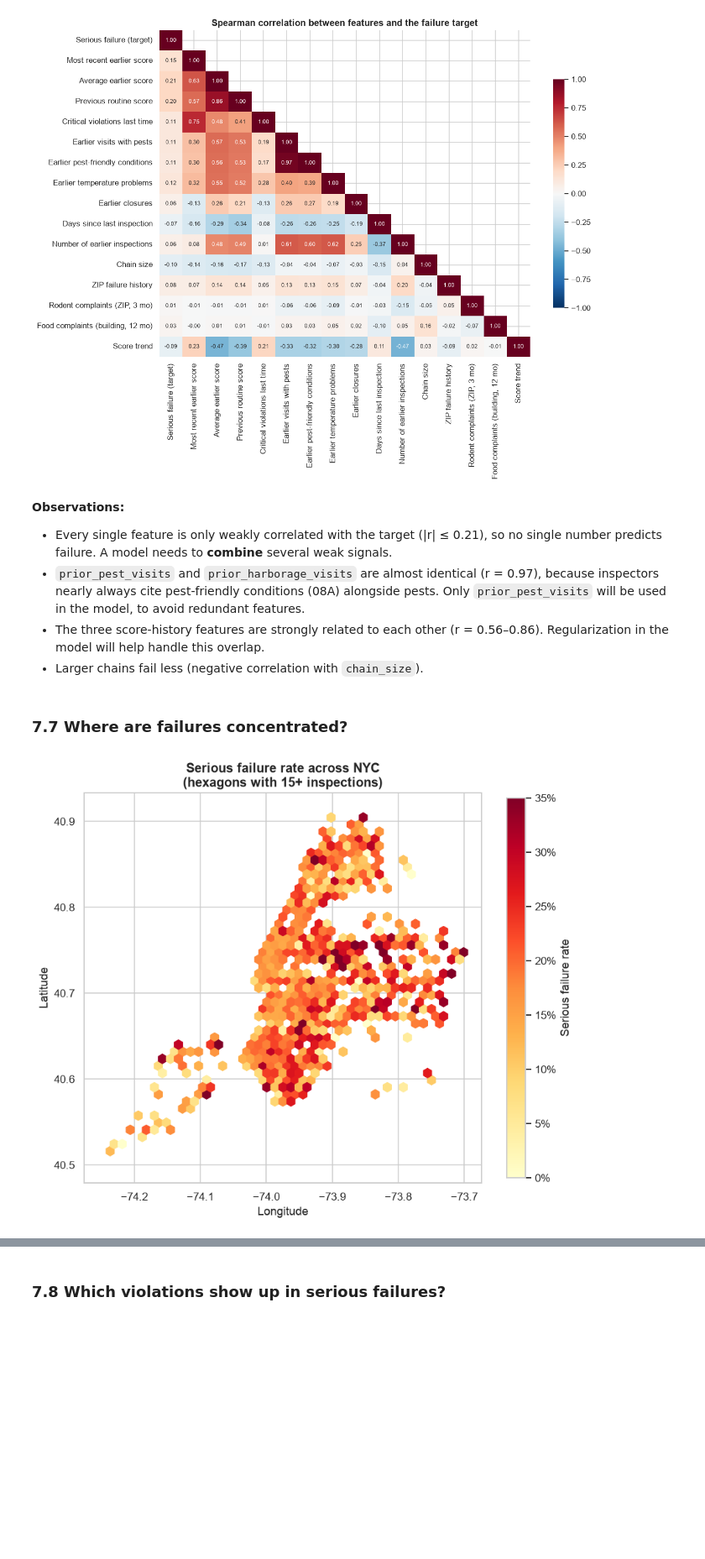
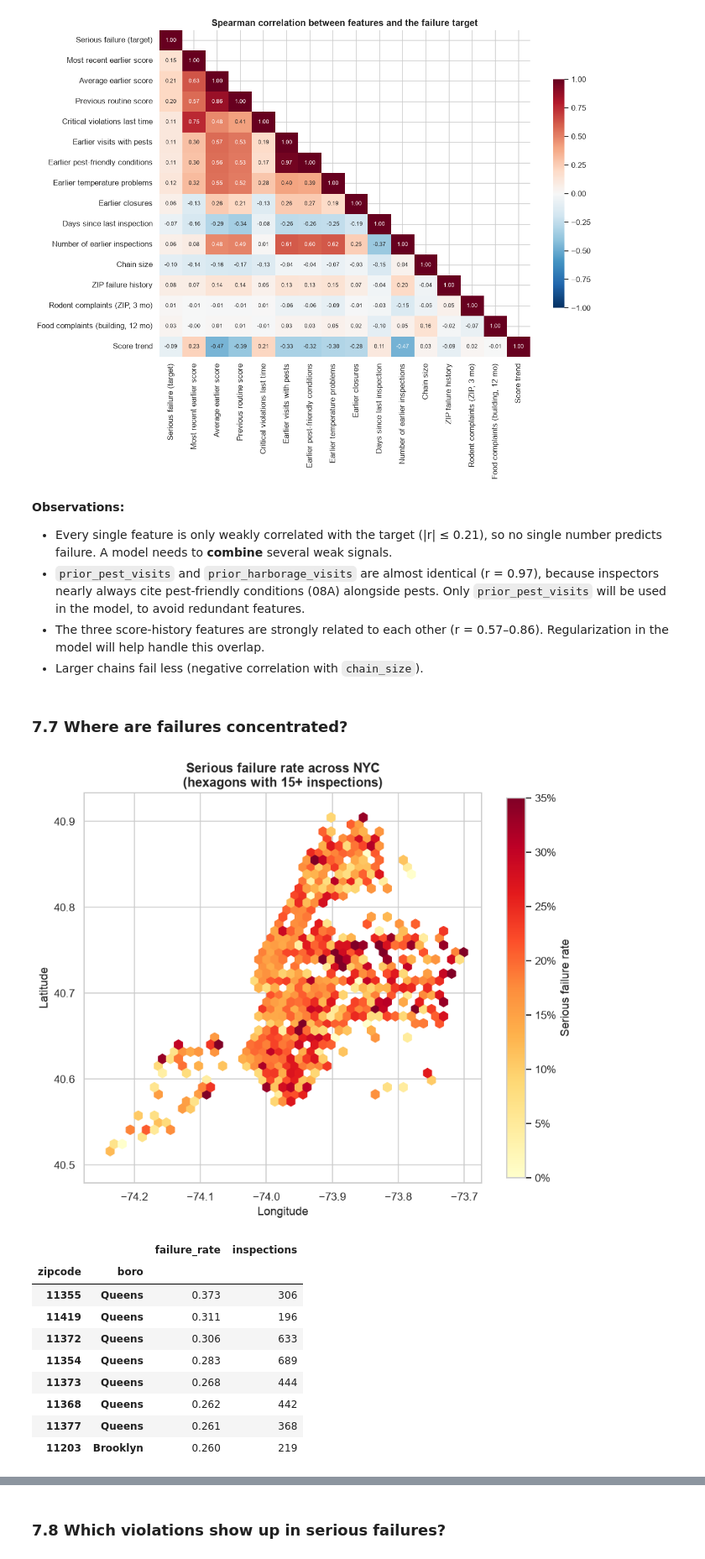
Before and after one commit to VyomR/nyc-food-safety-inspection-part-2, a Jupyter notebook: notebooks/01_data_cleaning_and_eda.ipynb, the cells around one changed output, grey strips where cells are left out. Shown at 84% size. Saved outputs shown, nothing was run; the diff lists cells and outputs as text; code cells hidden in the pictures; blank space fills up the shorter version.

```diff
--- a/notebooks/01_data_cleaning_and_eda.ipynb
+++ b/notebooks/01_data_cleaning_and_eda.ipynb
@@ -672,22 +672,37 @@ Strongest correlation with the target: |r| = 0.21; pest vs harborage visits: r =
 **Observations:**
 * Every single feature is only weakly correlated with the target (|r| ≤ 0.21), so no single number predicts failure. A model needs to **combine** several weak signals.
 * `prior_pest_visits` and `prior_harborage_visits` are almost identical (r = 0.97), because inspectors nearly always cite pest-friendly conditions (08A) alongside pests. Only `prior_pest_visits` will be used in the model, to avoid redundant features.
-* The three score-history features are strongly related to each other (r = 0.56–0.86). Regularization in the model will help handle this overlap.
+* The three score-history features are strongly related to each other (r = 0.57–0.86). Regularization in the model will help handle this overlap.
 * Larger chains fail less (negative correlation with `chain_size`).
 # %% [markdown]
 ### 7.7 Where are failures concentrated?
 # %%
 geo = model_df.dropna(subset=["latitude", "longitude"])
 geo = geo[geo["latitude"].between(40.49, 40.92) & geo["longitude"].between(-74.27, -73.68)]
 fig, ax = plt.subplots(figsize=(8, 8))
 hb = ax.hexbin(geo["longitude"], geo["latitude"], C=geo["fail"], reduce_C_function=np.mean,
                gridsize=45, mincnt=15, cmap="YlOrRd", vmin=0, vmax=0.35)
 fig.colorbar(hb, ax=ax, shrink=0.7, label="Serious failure rate", format=plt.FuncFormatter(lambda v, _: f"{v:.0%}"))
 ax.set(title="Serious failure rate across NYC\n(hexagons with 15+ inspections)", xlabel="Longitude", ylabel="Latitude")
 ax.set_aspect(1.3)
 plt.tight_layout()
 save_fig(fig, "failure_map")
 plt.show()
+
+# ZIP codes with the highest serious-failure rates (at least 150 routine inspections)
+zip_rates = (model_df.groupby(["zipcode", "boro"])["fail"].agg(failure_rate="mean", inspections="size")
+             .query("inspections >= 150").sort_values("failure_rate", ascending=False))
+zip_rates.head(8)
 # %% [output]
 [figure]
+|  |  | failure_rate | inspections |
+| zipcode | boro |  |  |
+| 11355 | Queens | 0.373 | 306 |
+| 11419 | Queens | 0.311 | 196 |
+| 11372 | Queens | 0.306 | 633 |
+| 11354 | Queens | 0.283 | 689 |
+| 11373 | Queens | 0.268 | 444 |
+| 11368 | Queens | 0.262 | 442 |
+| 11377 | Queens | 0.261 | 368 |
+| 11203 | Brooklyn | 0.260 | 219 |
 # %% [markdown]
```
Also changed, not shown: parts of 2 cells of this notebook, 5 other files.
